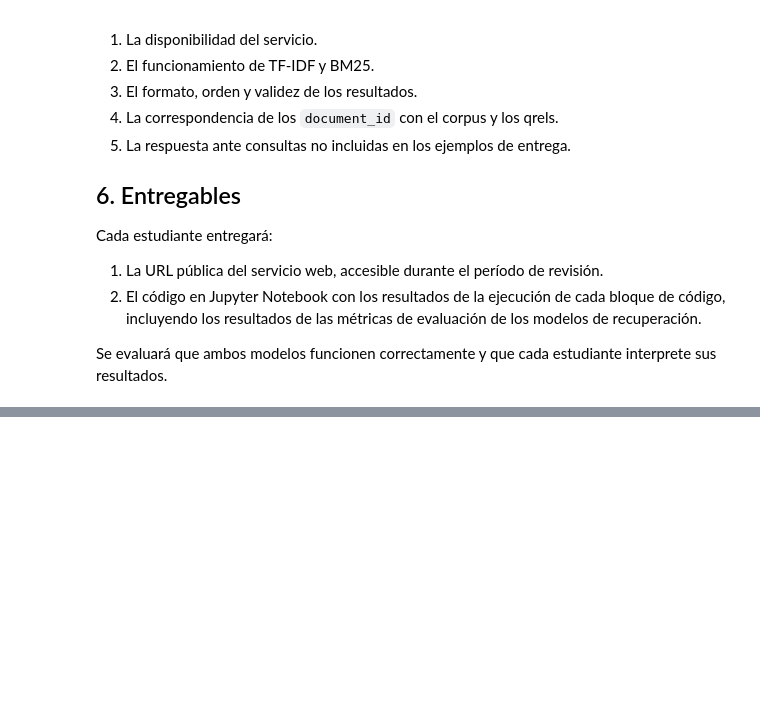
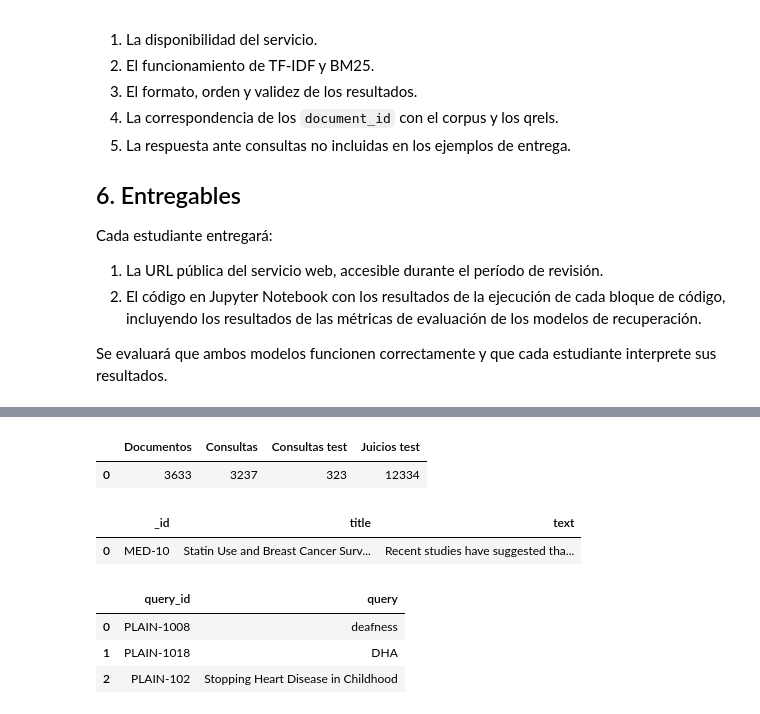
Before and after one commit to JASL22/examen1bimJhonnSaeteros, a Jupyter notebook: examen1bim_Jhonn_Saeteros.ipynb, the cells around one changed output, grey strips where cells are left out. Cells and saved outputs as stored; diff of their text form; code cells hidden in the pictures; blank space fills up the shorter version.

```diff
--- a/examen1bim_Jhonn_Saeteros.ipynb
+++ b/examen1bim_Jhonn_Saeteros.ipynb
@@ -473,20 +124,0 @@ que tenga relación con el tema.
-# %%
-comparison = per_query.pivot(index='query_id',columns='model',values='NDCG@10')
-comparison['delta_tfidf_bm25'] = comparison['tfidf'] - comparison['bm25']
-cases = {'TF-IDF superior': comparison['delta_tfidf_bm25'].idxmax(),
-         'BM25 superior': comparison['delta_tfidf_bm25'].idxmin(),
-         'Ambos limitados': comparison[['tfidf','bm25']].max(axis=1).idxmin()}
-display(comparison.loc[list(cases.values())])
-for label, qid in cases.items():
-    display(Markdown(f'### {label}: {qid} — {queries[qid]}'))
-    for model in ['tfidf','bm25']:
-        enriched = [{**r, 'grade': qrels[qid].get(r['document_id'],0),
-            'length': int(index.doc_lengths[index.id_to_position[r['document_id']]])}
-            for r in runs[model][qid]]
-        print(model)
-        display(pd.DataFrame(enriched)[['rank','document_id','score','grade','length','title']])
-        for r in runs[model][qid][:1]:
-            print('Contribuciones:', r['document_id'])
-            display(pd.DataFrame(index.explain(queries[qid],r['document_id'])))
-        if len(runs[model][qid]) < 10:
-            print('Menos de 10 candidatos; las posiciones restantes aportan cero.')
@@ -628,0 +134,31 @@ BM25 obtuvo Precision@10 de **0.238080** y NDCG@10 de **0.328409**, frente a **0
+# %%
+from pathlib import Path
+import sys
+import pandas as pd
+from IPython.display import display, Markdown
+
+ROOT = next(p for p in [Path.cwd(), *Path.cwd().parents] if (p / 'retrieval.py').exists())
+sys.path.insert(0, str(ROOT))
+from preprocessing import preprocess
+from retrieval import SearchIndex
+from evaluation import load_dataset, evaluate
+
+ARTIFACTS = ROOT / 'artifacts'
+ARTIFACTS.mkdir(exist_ok=True)
+documents, queries, qrels = load_dataset()
+
+display(pd.DataFrame([{
+    'Documentos': len(documents), 'Consultas': len(queries),
+    'Consultas test': len(qrels), 'Juicios test': sum(map(len, qrels.values()))}]))
+display(pd.DataFrame(documents[:1])[['_id', 'title', 'text']])
+display(pd.DataFrame([{'query_id': qid, 'query': queries[qid]}
+    for qid in sorted(qrels)[:3]]))
+# %% [output]
+|  | Documentos | Consultas | Consultas test | Juicios test |
+| 0 | 3633 | 3237 | 323 | 12334 |
+|  | _id | title | text |
+| 0 | MED-10 | Statin Use and Breast Cancer Surv... | Recent studies have suggested tha... |
+|  | query_id | query |
+| 0 | PLAIN-1008 | deafness |
+| 1 | PLAIN-1018 | DHA |
+| 2 | PLAIN-102 | Stopping Heart Disease in Childhood |
```
Also changed, not shown: parts of 40 cells of this notebook.
